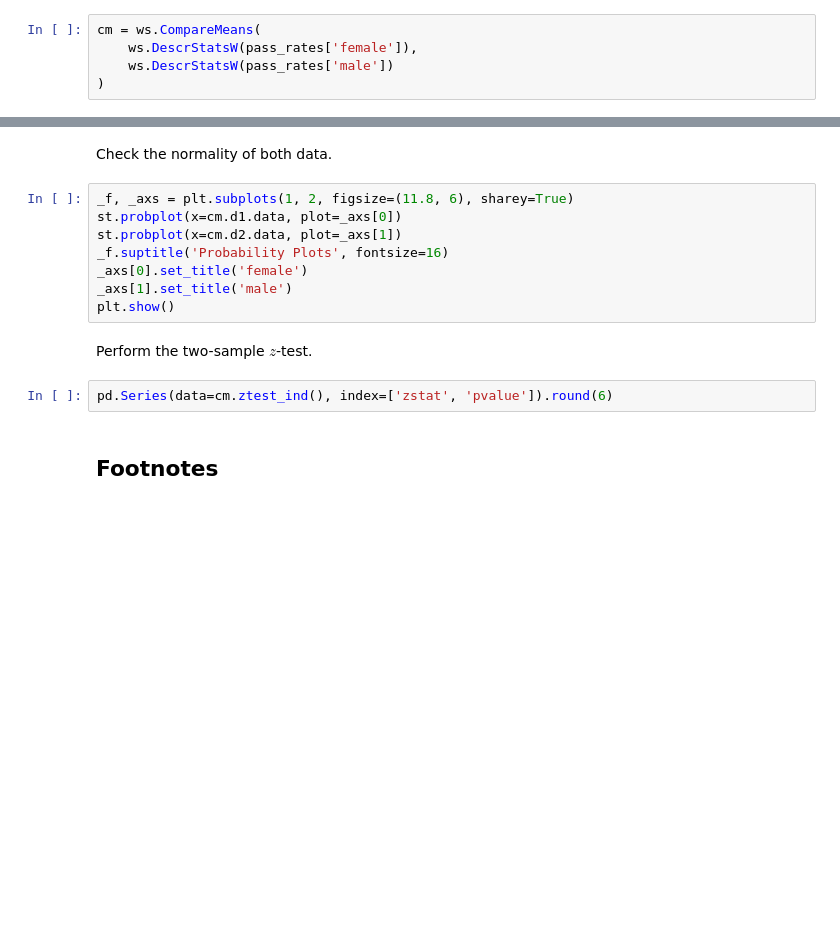
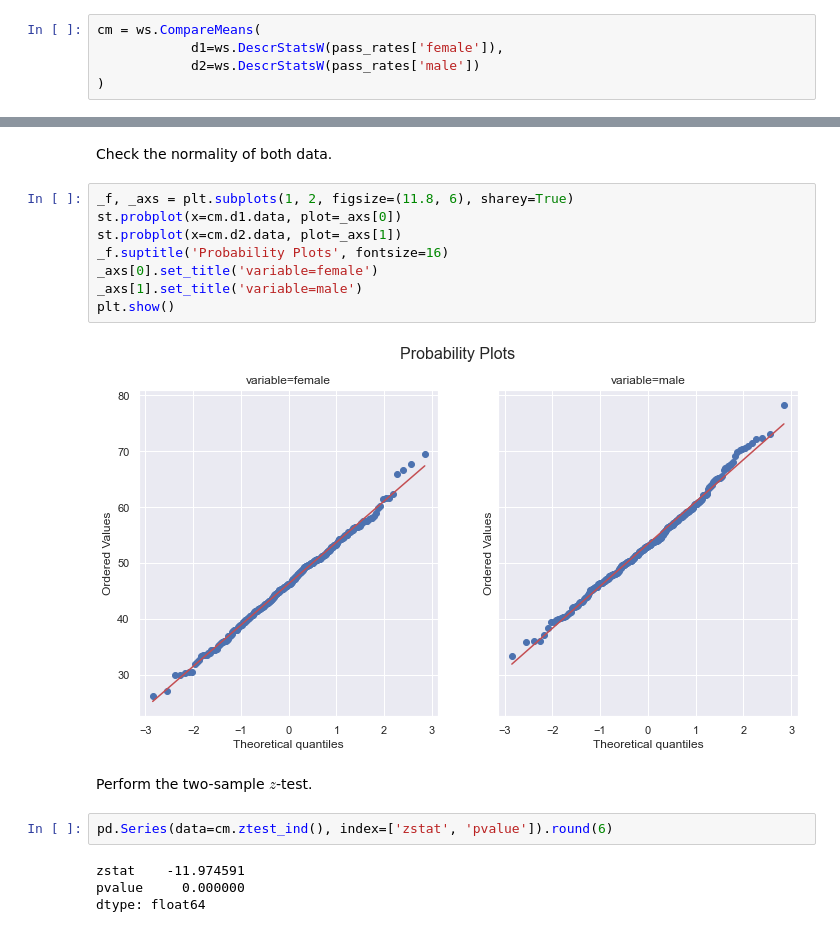
Before and after one commit to ljk233/laughingrook, a Jupyter notebook: posts/2022-07-25-ztest_pop_means.ipynb, the cells around one changed output, grey strips where cells are left out. Saved outputs shown, nothing was run; the diff lists cells and outputs as text; blank space fills up the shorter version.

```diff
--- a/posts/2022-07-25-ztest_pop_means.ipynb
+++ b/posts/2022-07-25-ztest_pop_means.ipynb
@@ -114,8 +152,8 @@ pass_rates[['female', 'male']].describe().T
 Initialise instance of `CompareMeans`.
 # %%
 cm = ws.CompareMeans(
-    ws.DescrStatsW(pass_rates['female']),
-    ws.DescrStatsW(pass_rates['male'])
+            d1=ws.DescrStatsW(pass_rates['female']),
+            d2=ws.DescrStatsW(pass_rates['male'])
 )
 # %% [markdown]
 Return interval estimates of the mean female and male pass rates.
@@ -143,18 +187,22 @@ Check the normality of both data.
 # %%
 _f, _axs = plt.subplots(1, 2, figsize=(11.8, 6), sharey=True)
 st.probplot(x=cm.d1.data, plot=_axs[0])
 st.probplot(x=cm.d2.data, plot=_axs[1])
 _f.suptitle('Probability Plots', fontsize=16)
-_axs[0].set_title('female')
-_axs[1].set_title('male')
+_axs[0].set_title('variable=female')
+_axs[1].set_title('variable=male')
 plt.show()
+# %% [output]
+[figure, added]
 # %% [markdown]
 Perform the two-sample $z$-test.
 # %%
 pd.Series(data=cm.ztest_ind(), index=['zstat', 'pvalue']).round(6)
+# %% [output]
+zstat    -11.974591
+pvalue     0.000000
+dtype: float64
 # %% [markdown]
-## Footnotes
-
 [^1]: [statsmodels.stats.weightstats.DescrStatsW](https://www.statsmodels.org/devel/generated/statsmodels.stats.weightstats.DescrStatsW.html)
-[^1]: [statsmodels.stats.weightstats.CompareMeans](https://www.statsmodels.org/devel/generated/statsmodels.stats.weightstats.CompareMeans.html)
-[^1]: [scipy.stats.probplot](https://docs.scipy.org/doc/scipy/reference/generated/scipy.stats.probplot.html)
+[^2]: [statsmodels.stats.weightstats.CompareMeans](https://www.statsmodels.org/devel/generated/statsmodels.stats.weightstats.CompareMeans.html)
+[^3]: [scipy.stats.probplot](https://docs.scipy.org/doc/scipy/reference/generated/scipy.stats.probplot.html)
```
Also changed, not shown: parts of 13 cells of this notebook, 24 other files.
